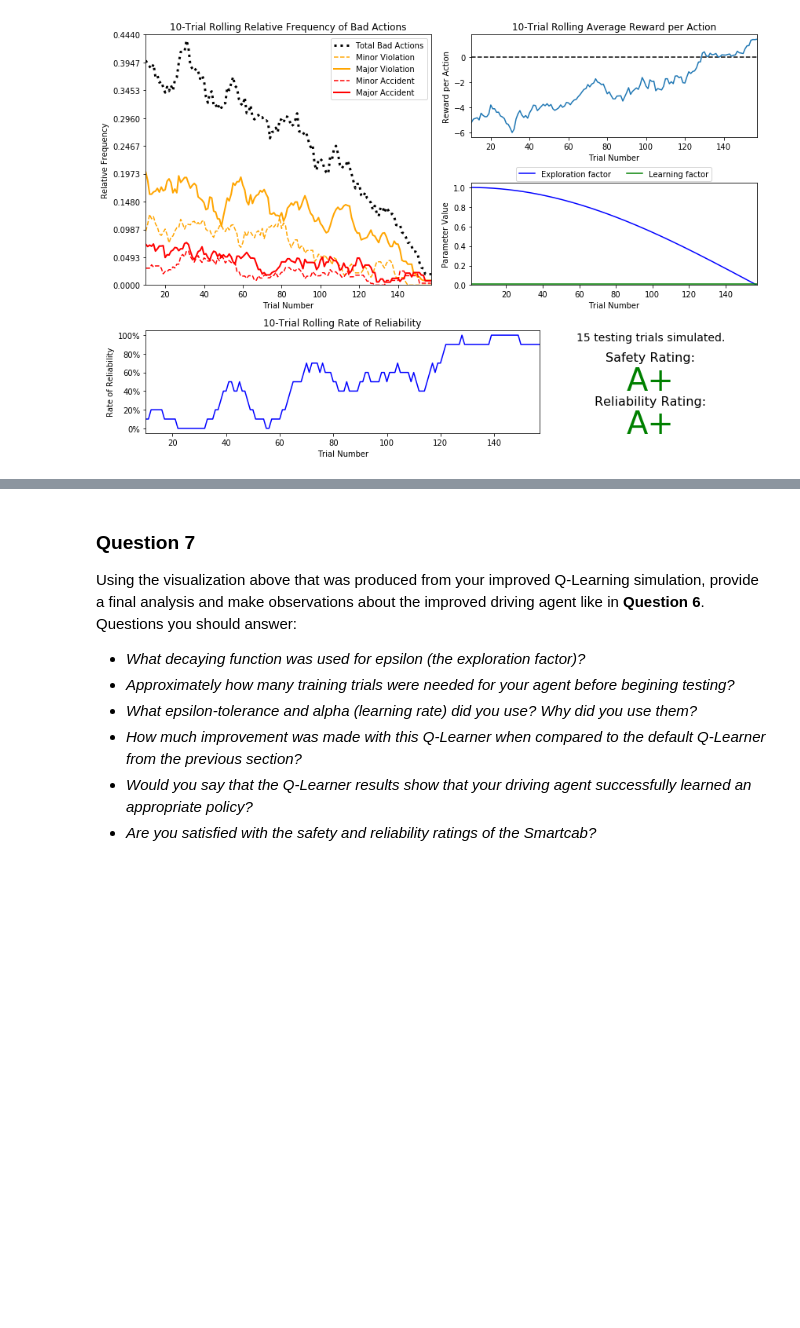
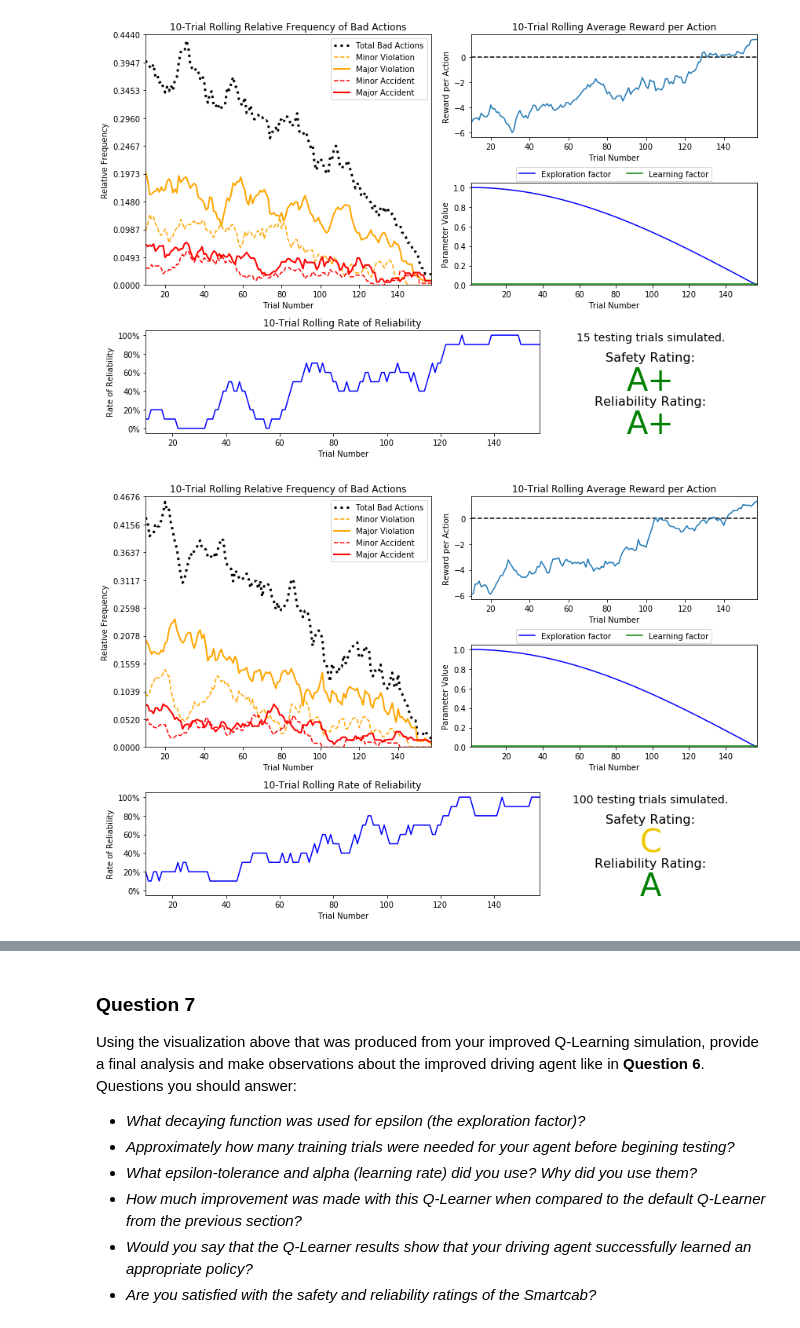
Before and after one commit to psalaberria002/machine-learning, a Jupyter notebook: projects/smartcab/smartcab.ipynb, the cells around one changed output, grey strips where cells are left out. Saved outputs shown, nothing was run; the diff lists cells and outputs as text; code cells hidden in the pictures; blank space fills up the shorter version.

```diff
--- a/projects/smartcab/smartcab.ipynb
+++ b/projects/smartcab/smartcab.ipynb
@@ -304,3 +322,9 @@ vs.plot_trials('sim_improved-learning.csv')
 # a= 0.01, epsilon = cos(at), tolerance = 0.001, n_test = 15
 # %% [output]
 [figure]
+# %%
+# Load the 'sim_improved-learning' file from the improved Q-Learning simulation
+vs.plot_trials('sim_improved-learning.csv')
+# a= 0.01, epsilon = abs(cos(at)), tolerance = 0.001, n_test = 100
+# %% [output]
+[figure, added]
```
Also changed, not shown: parts of 5 cells of this notebook, 1 other file.
